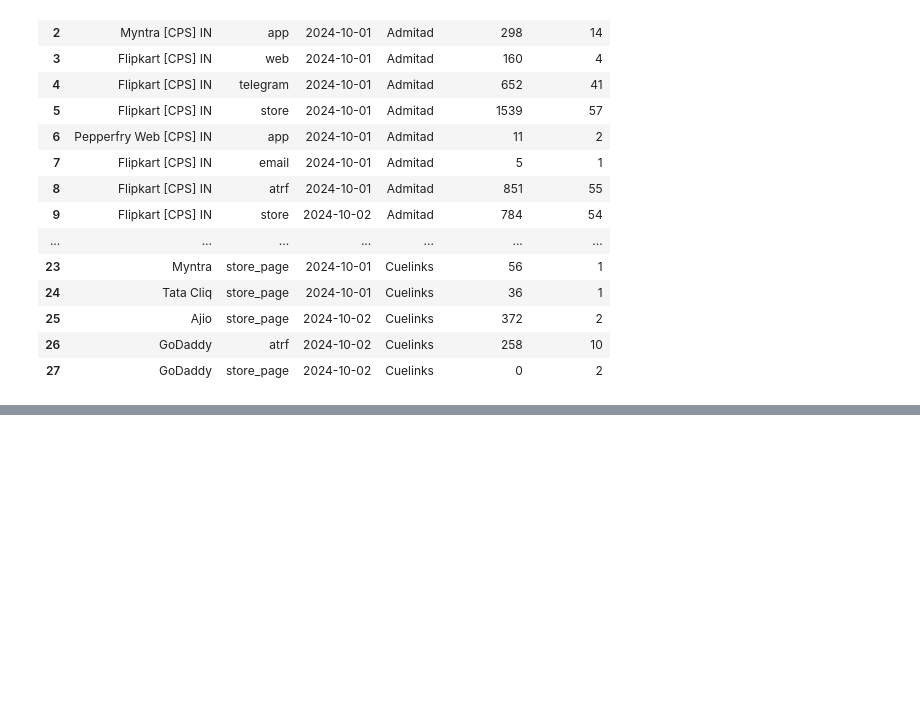
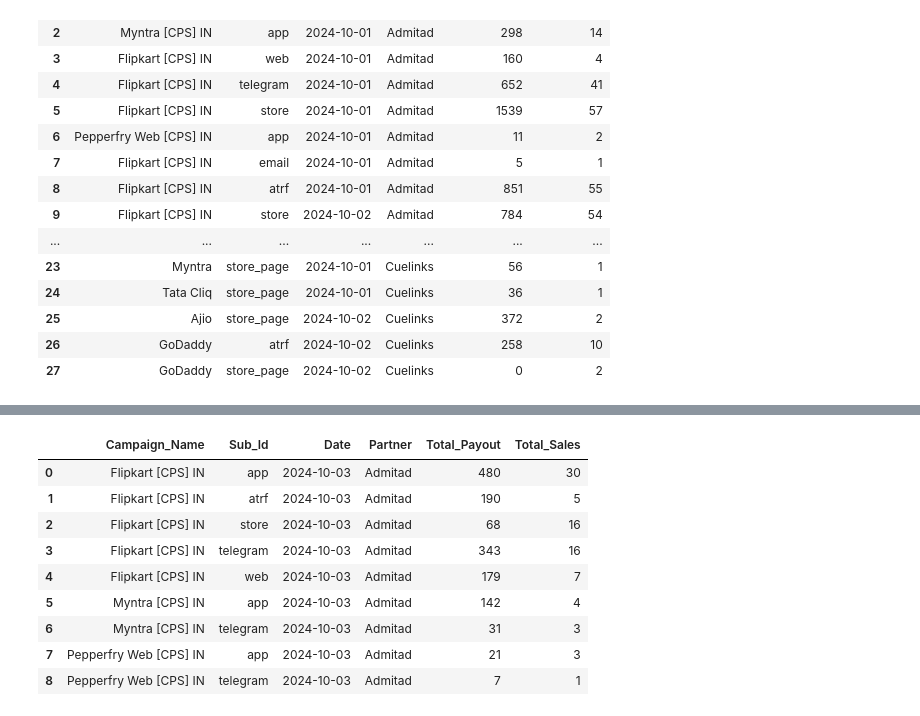
Before and after one commit to Maruf-Ahmad-khan/Pattern-Recognition-And-Machine-Learning, a Jupyter notebook: Payout Performance.ipynb, the cells around one changed output, grey strips where cells are left out. Drawn from its saved outputs; the diff is of its cells as text; code cells hidden in the pictures; blank space fills up the shorter version.

```diff
--- a/Payout Performance.ipynb
+++ b/Payout Performance.ipynb
@@ -501,0 +624,17 @@ Merge_Data
+# %%
+Ans = Data.groupby(['Campaign_Name', 'Sub_Id', 'Date', 'Partner']).agg(
+                                              Total_Payout = ("Payout", lambda x : int(np.ceil(x.sum()))),
+                                              Total_Sales = ("Payout", "count")
+).reset_index().sort_values(by="Date", ascending=True)
+Ans
+# %% [output]
+|  | Campaign_Name | Sub_Id | Date | Partner | Total_Payout | Total_Sales |
+| 0 | Flipkart [CPS] IN | app | 2024-10-03 | Admitad | 480 | 30 |
+| 1 | Flipkart [CPS] IN | atrf | 2024-10-03 | Admitad | 190 | 5 |
+| 2 | Flipkart [CPS] IN | store | 2024-10-03 | Admitad | 68 | 16 |
+| 3 | Flipkart [CPS] IN | telegram | 2024-10-03 | Admitad | 343 | 16 |
+| 4 | Flipkart [CPS] IN | web | 2024-10-03 | Admitad | 179 | 7 |
+| 5 | Myntra [CPS] IN | app | 2024-10-03 | Admitad | 142 | 4 |
+| 6 | Myntra [CPS] IN | telegram | 2024-10-03 | Admitad | 31 | 3 |
+| 7 | Pepperfry Web [CPS] IN | app | 2024-10-03 | Admitad | 21 | 3 |
+| 8 | Pepperfry Web [CPS] IN | telegram | 2024-10-03 | Admitad | 7 | 1 |
```
Also changed, not shown: parts of 21 cells of this notebook, 10 other files.
